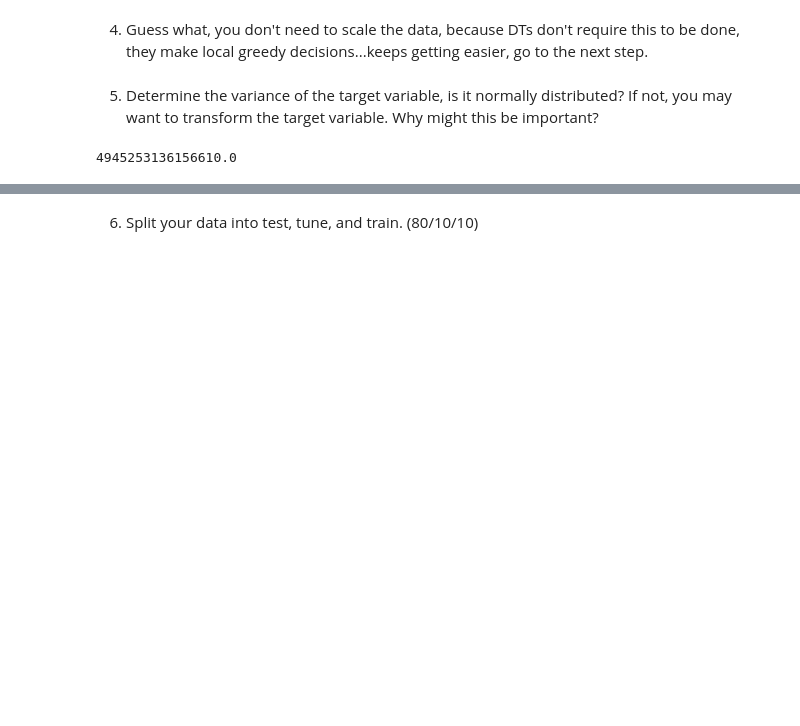
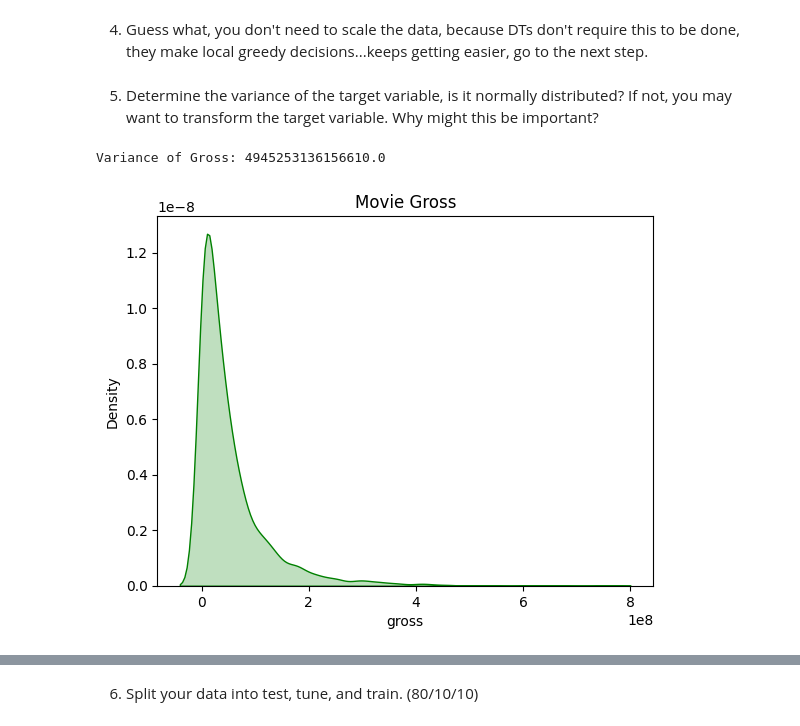
Before and after one commit to masonnicoletti/DS-3021, a Jupyter notebook: 09_DT_Regression/dt_regression_lab.ipynb, the cells around one changed output, grey strips where cells are left out. Saved outputs shown, nothing was run; the diff lists cells and outputs as text; code cells hidden in the pictures; blank space fills up the shorter version.

```diff
--- a/09_DT_Regression/dt_regression_lab.ipynb
+++ b/09_DT_Regression/dt_regression_lab.ipynb
@@ -127,6 +129,12 @@ See the caveats in the documentation: https://pandas.pydata.org/pandas-docs/stab
 # %%
 # Determine the variance of gross
 var_gross = movie_data['gross'].var()
-print(var_gross)
+print("Variance of Gross:", var_gross)
+
+# Create density plot of gross variable
+sns.kdeplot(movie_data['gross'], fill=True, color='green')
+plt.title("Movie Gross")
+plt.show()
 # %% [output]
-4945253136156610.0
+Variance of Gross: 4945253136156610.0
+[figure, added]
```
Also changed, not shown: parts of 19 cells of this notebook.
